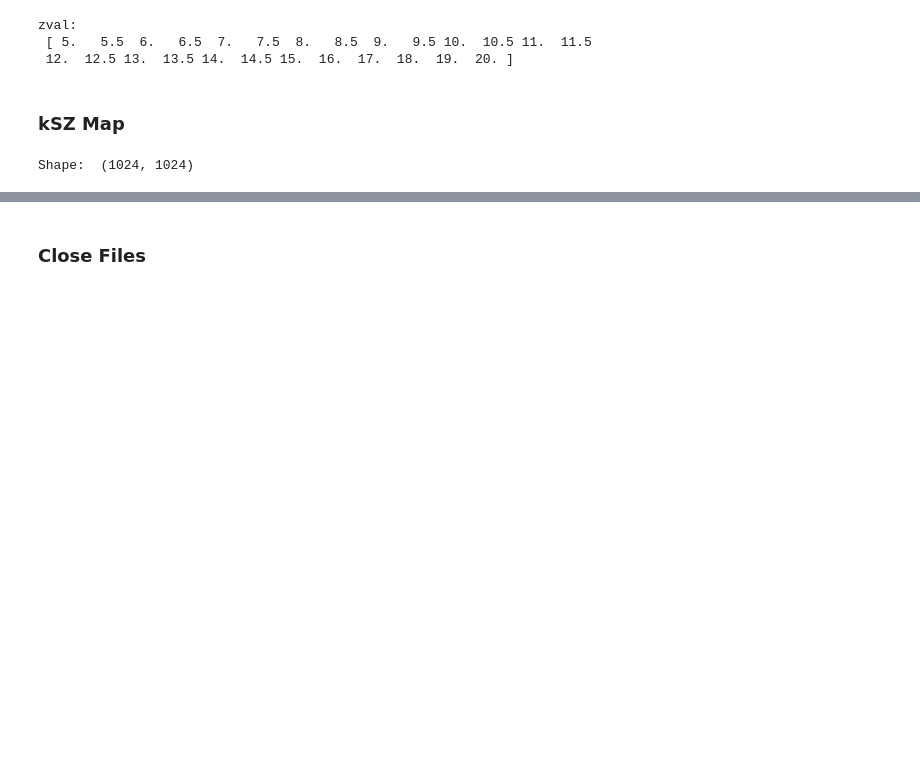
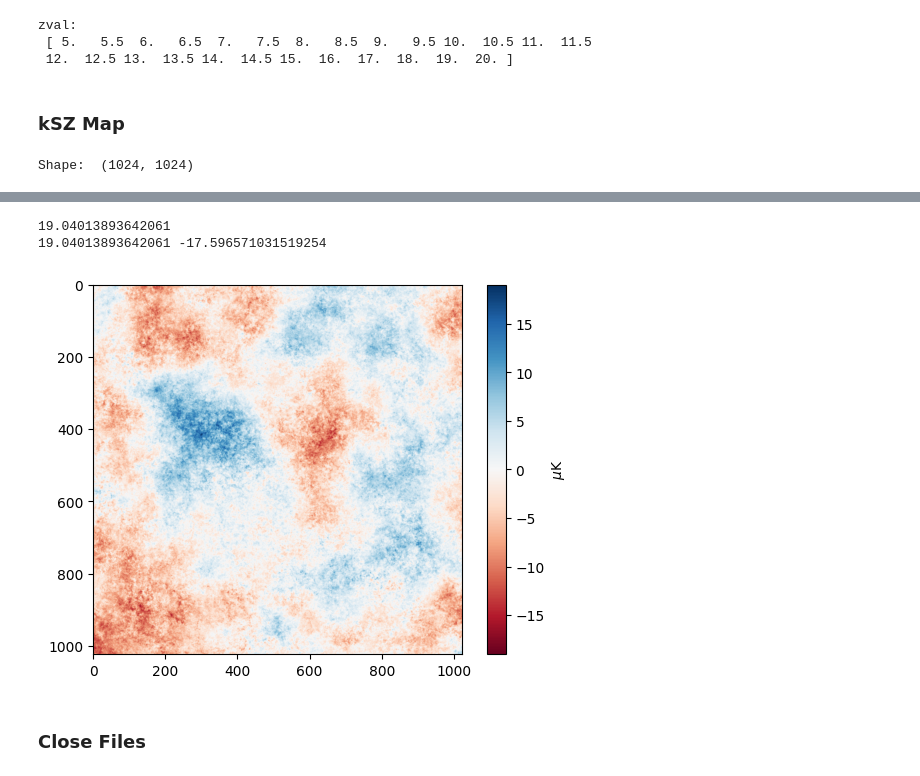
Before and after one commit to RobertxPearce/reionization-emulator, a Jupyter notebook: data/data_vis.ipynb, the cells around one changed output, grey strips where cells are left out. Cells and saved outputs as stored; diff of their text form; code cells hidden in the pictures; blank space fills up the shorter version.

```diff
--- a/data/data_vis.ipynb
+++ b/data/data_vis.ipynb
@@ -110,3 +121,18 @@ Shape:  (1024, 1024)
+# %%
+tmax = np.amax(rescaled_map)
+tmin = np.amin(rescaled_map)
+textreme = max(tmax, np.abs(tmin))
+print(textreme)
+print(tmax, tmin)
+
+fig, ax = plt.subplots()
+im = ax.imshow(rescaled_map, cmap="RdBu", vmin=-textreme, vmax=textreme)
+cb = plt.colorbar(im, label=r"$\mu$K")
+plt.show()
+# %% [output]
+19.04013893642061
+19.04013893642061 -17.596571031519254
+[figure, added]
 # %% [markdown]
 ### Close Files
 # %%
```
Also changed, not shown: parts of 6 cells of this notebook, 6 other files.
